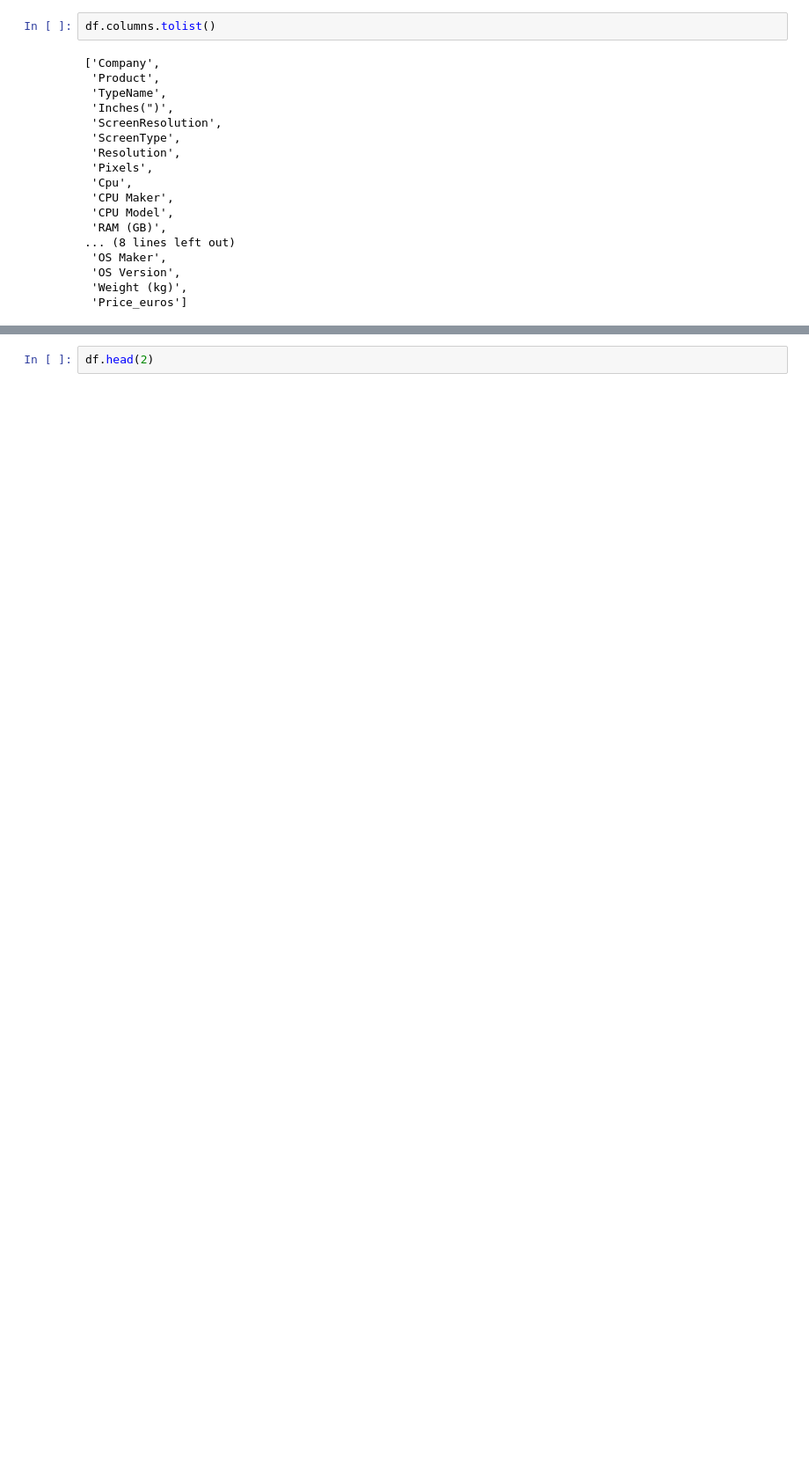
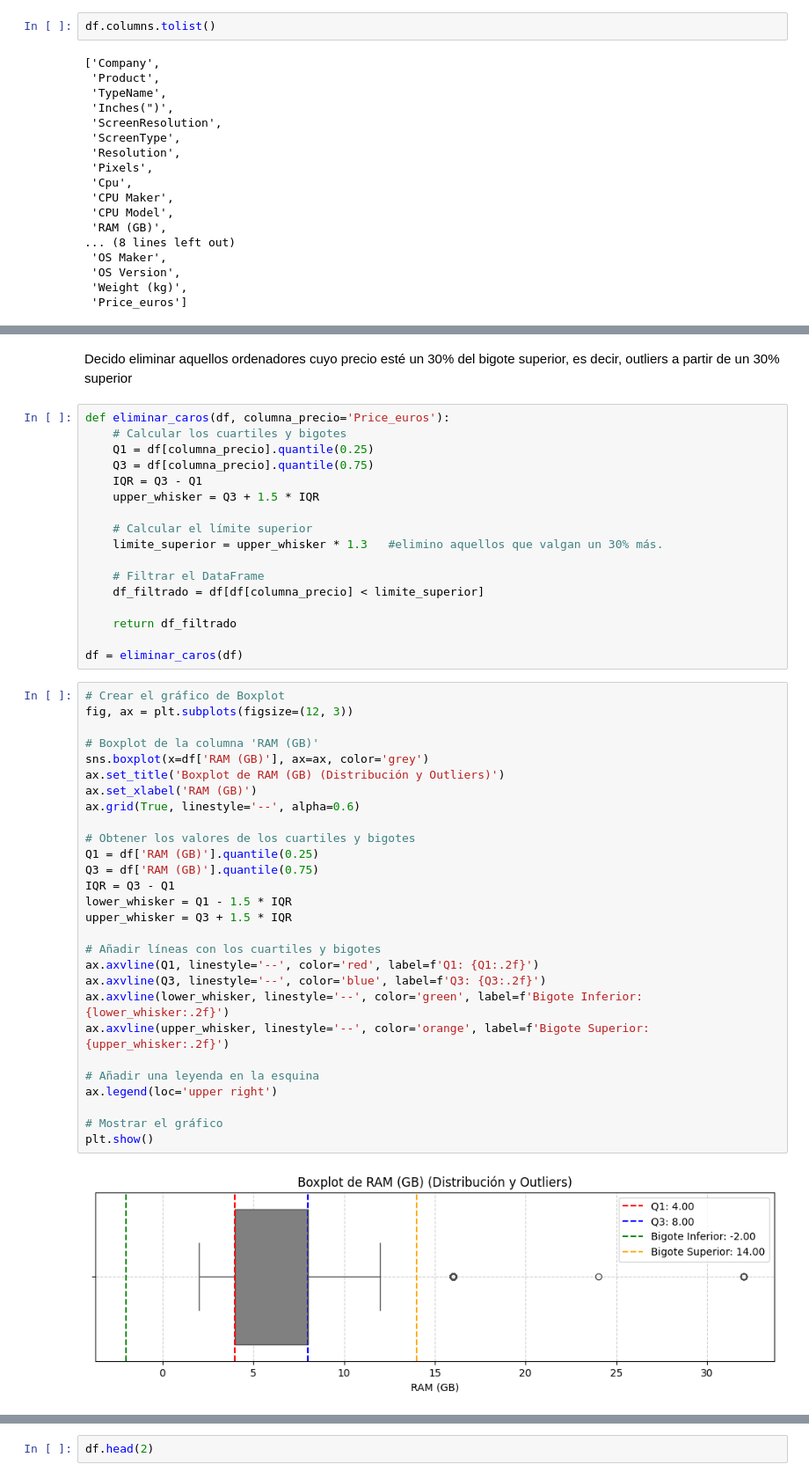
Before and after one commit to angelgvill/DS102024, a Jupyter notebook: 3-MachineLearning/2-Supervisado/Ejercicios/ordenadores_agv.ipynb, the cells around one changed output, grey strips where cells are left out. Shown at 88% size. Cells and saved outputs as stored; diff of their text form; blank space fills up the shorter version.

```diff
--- a/3-MachineLearning/2-Supervisado/Ejercicios/ordenadores_agv.ipynb
+++ b/3-MachineLearning/2-Supervisado/Ejercicios/ordenadores_agv.ipynb
@@ -690,0 +868,49 @@ df.columns.tolist()
+# %% [markdown]
+Decido eliminar aquellos ordenadores cuyo precio esté un 30% del bigote superior, es decir, outliers a partir de un 30% superior
+# %%
+def eliminar_caros(df, columna_precio='Price_euros'):
+    # Calcular los cuartiles y bigotes
+    Q1 = df[columna_precio].quantile(0.25)
+    Q3 = df[columna_precio].quantile(0.75)
+    IQR = Q3 - Q1
+    upper_whisker = Q3 + 1.5 * IQR
+
+    # Calcular el límite superior
+    limite_superior = upper_whisker * 1.3   #elimino aquellos que valgan un 30% más.
+
+    # Filtrar el DataFrame
+    df_filtrado = df[df[columna_precio] < limite_superior]
+
+    return df_filtrado
+
+df = eliminar_caros(df)
+# %%
+# Crear el gráfico de Boxplot
+fig, ax = plt.subplots(figsize=(12, 3))
+
+# Boxplot de la columna 'RAM (GB)'
+sns.boxplot(x=df['RAM (GB)'], ax=ax, color='grey')
+ax.set_title('Boxplot de RAM (GB) (Distribución y Outliers)')
+ax.set_xlabel('RAM (GB)')
+ax.grid(True, linestyle='--', alpha=0.6)
+
+# Obtener los valores de los cuartiles y bigotes
+Q1 = df['RAM (GB)'].quantile(0.25)
+Q3 = df['RAM (GB)'].quantile(0.75)
+IQR = Q3 - Q1
+lower_whisker = Q1 - 1.5 * IQR
+upper_whisker = Q3 + 1.5 * IQR
+
+# Añadir líneas con los cuartiles y bigotes
+ax.axvline(Q1, linestyle='--', color='red', label=f'Q1: {Q1:.2f}')
+ax.axvline(Q3, linestyle='--', color='blue', label=f'Q3: {Q3:.2f}')
+ax.axvline(lower_whisker, linestyle='--', color='green', label=f'Bigote Inferior: {lower_whisker:.2f}')
+ax.axvline(upper_whisker, linestyle='--', color='orange', label=f'Bigote Superior: {upper_whisker:.2f}')
+
+# Añadir una leyenda en la esquina
+ax.legend(loc='upper right')
+
+# Mostrar el gráfico
+plt.show()
+# %% [output]
+[figure, added]
```
Also changed, not shown: parts of 41 cells of this notebook, 3 other files.
